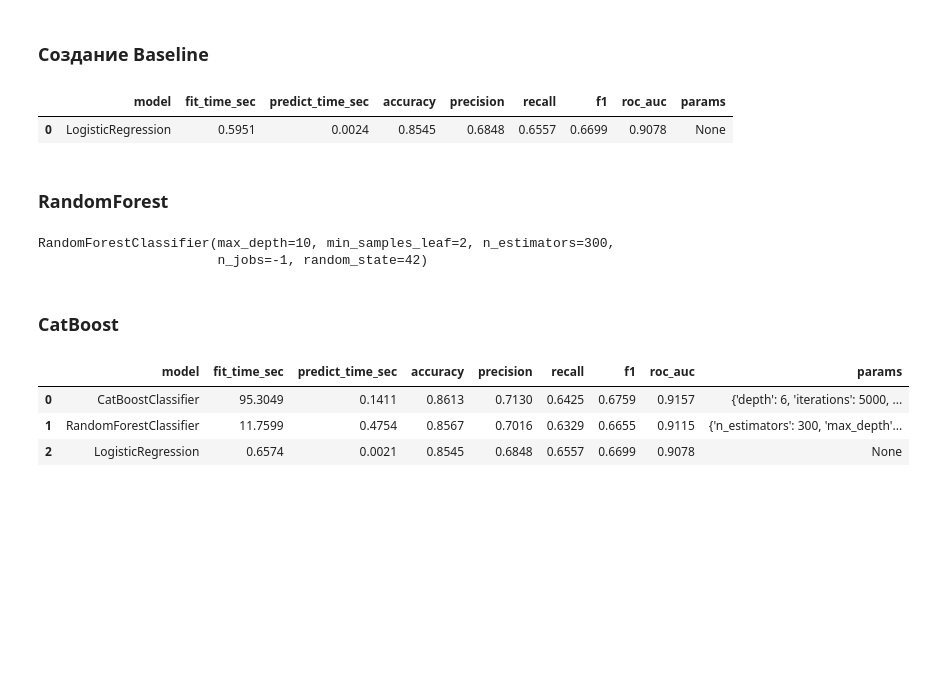
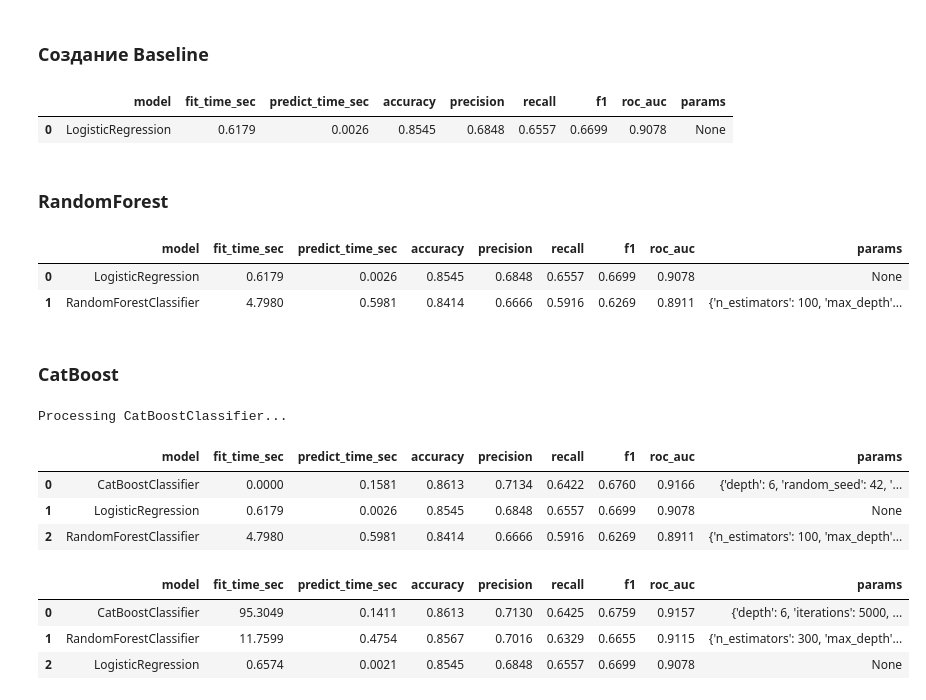
Before and after one commit to argeo05/Customer-Churn-Prediction, a Jupyter notebook: analyze.ipynb, the cells around one changed output. Saved outputs shown, nothing was run; the diff lists cells and outputs as text; code cells hidden in the pictures; blank space fills up the shorter version.

```diff
--- a/analyze.ipynb
+++ b/analyze.ipynb
@@ -181,13 +227,4 @@ class modelsHub:
 # %%
-X_train, X_valid, y_train, y_valid = train_test_split(
-    X,
-    y,
-    test_size=0.2,
-    random_state=RANDOM_STATE,
-    stratify=y,
-)
-
-hub = modelsHub()
 hub.fit_predict(
     LogisticRegression,
     X_train,
@@ -197,7 +234,7 @@ hub.fit_predict(
 hub.leaderboard()
 # %% [output]
 |  | model | fit_time_sec | predict_time_sec | accuracy | precision | recall | f1 | roc_auc | params |
-| 0 | LogisticRegression | 0.5951 | 0.0024 | 0.8545 | 0.6848 | 0.6557 | 0.6699 | 0.9078 | None |
+| 0 | LogisticRegression | 0.6179 | 0.0026 | 0.8545 | 0.6848 | 0.6557 | 0.6699 | 0.9078 | None |
 # %% [markdown]
 ### RandomForest
 # %%
@@ -230,29 +267,39 @@ random_forest, best_params = hub.choice_best(
 )
 
 random_forest = joblib.load("./saved models/random_forest.joblib")
-print(best_params)
+
+hub.leaderboard(only_best=True)
 # %% [output]
-RandomForestClassifier(max_depth=10, min_samples_leaf=2, n_estimators=300,
-                       n_jobs=-1, random_state=42)
+|  | model | fit_time_sec | predict_time_sec | accuracy | precision | recall | f1 | roc_auc | params |
+| 0 | LogisticRegression | 0.6179 | 0.0026 | 0.8545 | 0.6848 | 0.6557 | 0.6699 | 0.9078 | None |
+| 1 | RandomForestClassifier | 4.7980 | 0.5981 | 0.8414 | 0.6666 | 0.5916 | 0.6269 | 0.8911 | {'n_estimators': 100, 'max_depth'... |
 # %% [markdown]
 ### CatBoost
 # %%
 depth = [6, 8, 10]
 iterations = [100, 600, 5000]
 reg_lambdas = [0.1, 0.5]
 
 param_grid = list(product(depth, iterations, reg_lambdas))
 catboost, best_params = hub.choice_best(
     model_class=CatBoostClassifier,
     X_train=X_train,
     y_train=y_train,
     model_name='CatBoostClassifier',
     params=[{'depth': d, 'iterations': it, 'reg_lambda': rl} for d, it, rl in param_grid],
     general_params={'random_state': RANDOM_STATE, 'verbose': 0, 'early_stopping_rounds': 50},
     eval=(X_valid, y_valid)
 )
 
 catboost.save_model("./saved models/catboost_model.cbm")
+
+hub.leaderboard(only_best=True)
+# %% [output]
+Processing CatBoostClassifier...
+|  | model | fit_time_sec | predict_time_sec | accuracy | precision | recall | f1 | roc_auc | params |
+| 0 | CatBoostClassifier | 0.0000 | 0.1581 | 0.8613 | 0.7134 | 0.6422 | 0.6760 | 0.9166 | {'depth': 6, 'random_seed': 42, '... |
+| 1 | LogisticRegression | 0.6179 | 0.0026 | 0.8545 | 0.6848 | 0.6557 | 0.6699 | 0.9078 | None |
+| 2 | RandomForestClassifier | 4.7980 | 0.5981 | 0.8414 | 0.6666 | 0.5916 | 0.6269 | 0.8911 | {'n_estimators': 100, 'max_depth'... |
 # %%
 hub.leaderboard(only_best=True)
 # %% [output]
```
Also changed, not shown: parts of 15 cells of this notebook.
